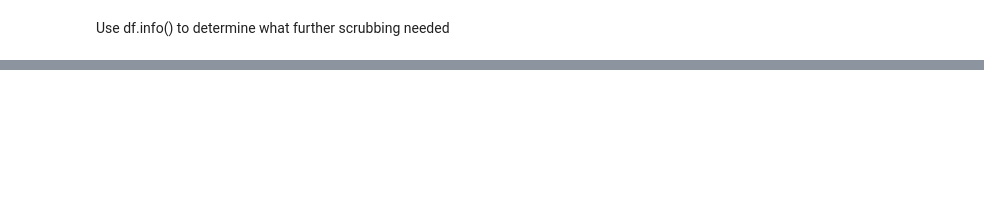
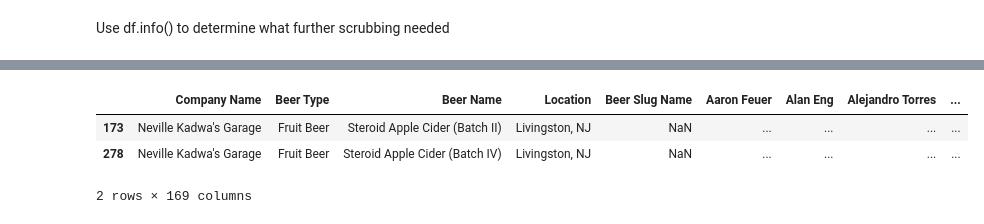
Before and after one commit to blantj/beer_tasting_recommender_system, a Jupyter notebook: Modeling.ipynb, the cells around one changed output, grey strips where cells are left out. Saved outputs shown, nothing was run; the diff lists cells and outputs as text; code cells hidden in the pictures; blank space fills up the shorter version.

```diff
--- a/Modeling.ipynb
+++ b/Modeling.ipynb
@@ -78,0 +92,12 @@ memory usage: 547.3+ KB
+# %%
+missing_id_indexes = list(df[df['Untappd Id']=='SKIP'].index)
+for num, missing_id in enumerate(missing_id_indexes):
+    while str(num) in ([item for item in list(df['Untappd Id']) if item != 'SKIP']):
+        num += 1
+    df.loc[missing_id, 'Untappd Id'] = num
+df.iloc[missing_id_indexes]
+# %% [output]
+|  | Company Name | Beer Type | Beer Name | Location | Beer Slug Name | Aaron Feuer | Alan Eng | Alejandro Torres | ... |
+| 173 | Neville Kadwa's Garage | Fruit Beer | Steroid Apple Cider (Batch II) | Livingston, NJ | NaN | ... | ... | ... | ... |
+| 278 | Neville Kadwa's Garage | Fruit Beer | Steroid Apple Cider (Batch IV) | Livingston, NJ | NaN | ... | ... | ... | ... |
+2 rows × 169 columns
```
Also changed, not shown: parts of 10 cells of this notebook, 1 other file.
